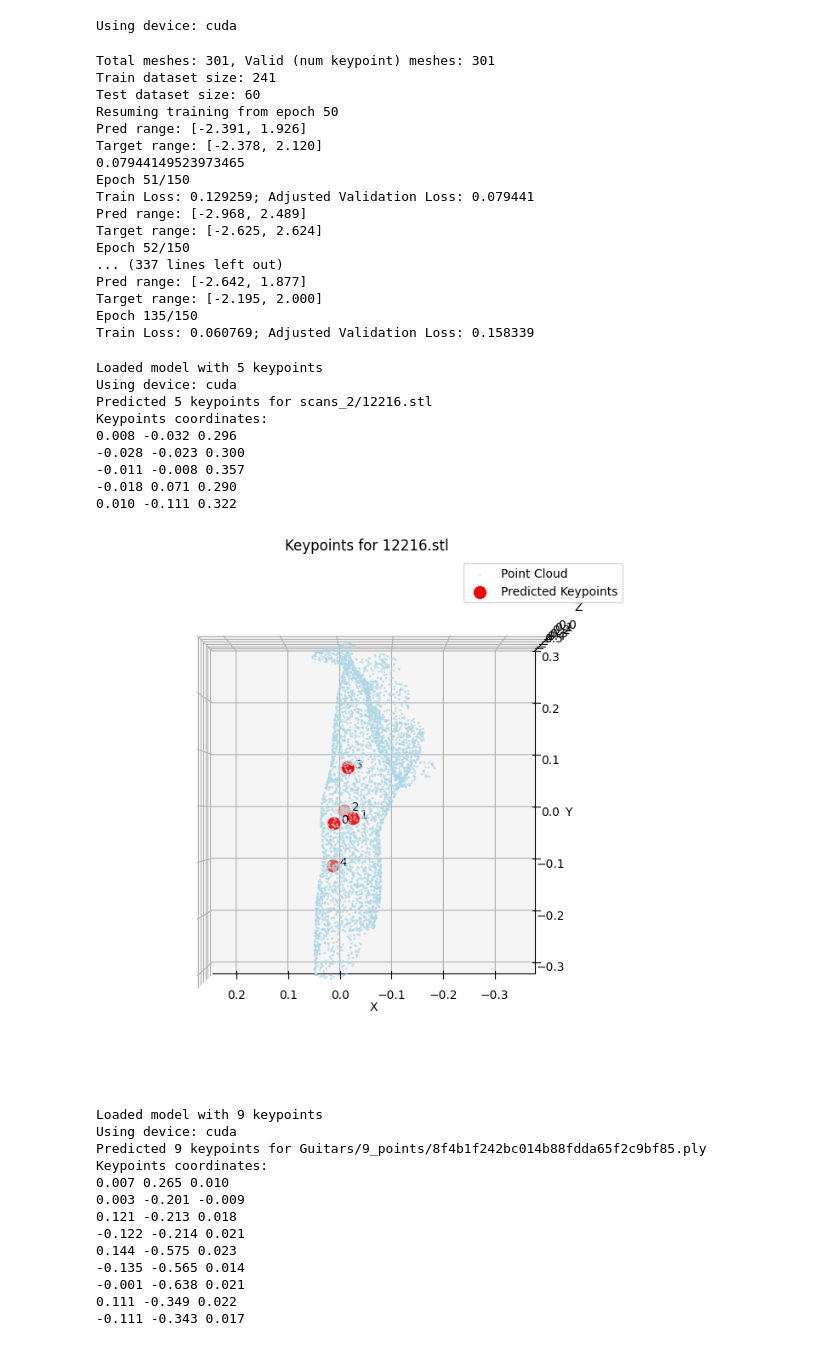
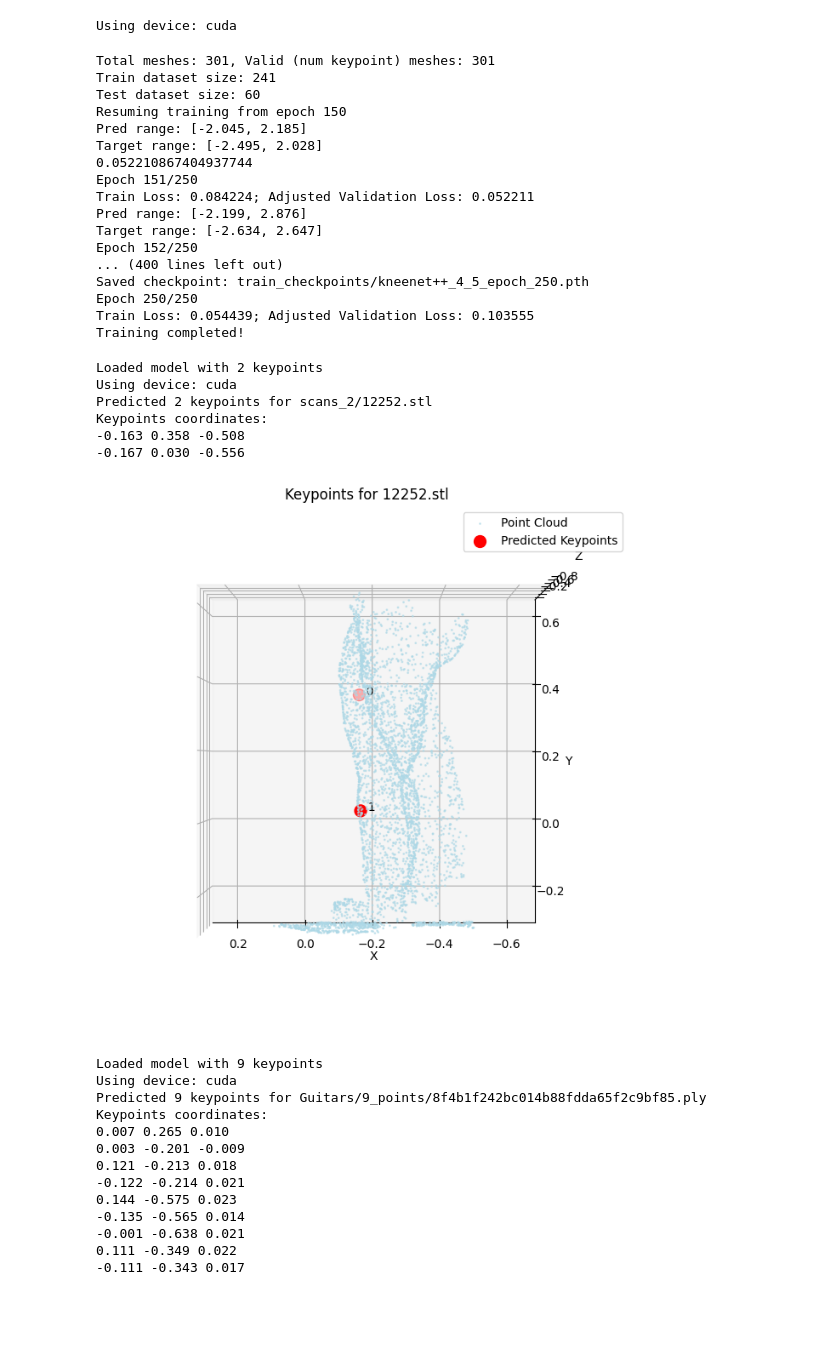
Before and after one commit to StevenZev/MLP-Mesh-Keypoint-Inference, a Jupyter notebook: load_train_short.ipynb, the cells around one changed output. Saved outputs shown, nothing was run; the diff lists cells and outputs as text; code cells hidden in the pictures; blank space fills up the shorter version.

```diff
--- a/load_train_short.ipynb
+++ b/load_train_short.ipynb
@@ -84,9 +84,9 @@ class ShapeNetKeypointDataset(Dataset):
 
         return torch.from_numpy(points).float(), torch.from_numpy(keypoints).float()
 # %%
-NUM_POINTS = 4096 # Minimum 512 for input, ~1000 for neighborhood density; 2^14 = 16384
+NUM_POINTS = 8192 # Minimum 512 for input, ~1000 for neighborhood density; 2^14 = 16384
 NUM_KEYPOINTS = 2 # 2 meshes have 5 keypoints idk why
-BATCH_SIZE = 128 # Bigger is better (always)
+BATCH_SIZE = 64 # Bigger is better (always)
 # %%
 # Training Loop
 
@@ -118,7 +118,9 @@ val_losses = []
 
 #model = PointNetKeypointRegressor(NUM_KEYPOINTS).to(device)
 model = get_model(num_keypoints=NUM_KEYPOINTS, normal_channel=False).to(device)
-optimizer = torch.optim.Adam(model.parameters(), lr=1e-3)
+optimizer = torch.optim.AdamW(model.parameters(), lr=1e-3, weight_decay = 1e-4)
+scheduler = torch.optim.lr_scheduler.ReduceLROnPlateau(optimizer, mode='min', factor=0.5, patience=5, verbose=True)
+
 
 start_epoch = 0
 avg_val_loss = 1 # Dummy value
@@ -127,7 +129,7 @@ if True: # For resuming.
     os.makedirs("train_checkpoints", exist_ok=True)
 
     #resume_checkpoint_path = "saved_models/guitarnet_final.pth"
-    resume_checkpoint_path = "train_checkpoints/kneenet++_4_5_epoch_50.pth"
+    resume_checkpoint_path = "train_checkpoints/kneenet++_4_5_epoch_150.pth"
     if os.path.exists(resume_checkpoint_path):
         checkpoint = torch.load(resume_checkpoint_path)
         model.load_state_dict(checkpoint['model_state_dict'])
@@ -193,6 +195,8 @@ for epoch in range(total_epoch):
     new_avg_val_loss = total_val_loss/len(val_loader)
     val_losses.append(new_avg_val_loss)
 
+    scheduler.step(avg_val_loss)
+
     if False:
         if (epoch + start_epoch + 1) % 5 == 0:
                 for param_group in optimizer.param_groups:
@@ -234,20 +238,20 @@ print("Training completed!")
 Total meshes: 301, Valid (num keypoint) meshes: 301
 Train dataset size: 241
 Test dataset size: 60
-Resuming training from epoch 50
-Pred range: [-2.391, 1.926]
-Target range: [-2.378, 2.120]
-0.07944149523973465
-Epoch 51/150
-Train Loss: 0.129259; Adjusted Validation Loss: 0.079441
-Pred range: [-2.968, 2.489]
-Target range: [-2.625, 2.624]
-Epoch 52/150
-... (337 lines left out)
-Pred range: [-2.642, 1.877]
-Target range: [-2.195, 2.000]
-Epoch 135/150
-Train Loss: 0.060769; Adjusted Validation Loss: 0.158339
+Resuming training from epoch 150
+Pred range: [-2.045, 2.185]
+Target range: [-2.495, 2.028]
+0.052210867404937744
+Epoch 151/250
+Train Loss: 0.084224; Adjusted Validation Loss: 0.052211
+Pred range: [-2.199, 2.876]
+Target range: [-2.634, 2.647]
+Epoch 152/250
+... (400 lines left out)
+Saved checkpoint: train_checkpoints/kneenet++_4_5_epoch_250.pth
+Epoch 250/250
+Train Loss: 0.054439; Adjusted Validation Loss: 0.103555
+Training completed!
 # %%
 torch.save({
     'model_state_dict': model.state_dict(),
@@ -519,18 +523,15 @@ def predict_points(model_path, input_ply, save = False):
     else:
         print(f"Failed to process {mesh_path}")
 # %%
-predict_points("saved_models/kneenet++_lin_1_final.pth", "scans_2/12216.stl")
+predict_points("saved_models/kneenet++_4_5_final_2.pth", "scans_2/12252.stl")
 # %% [output]
-Loaded model with 5 keypoints
+Loaded model with 2 keypoints
 Using device: cuda
-Predicted 5 keypoints for scans_2/12216.stl
+Predicted 2 keypoints for scans_2/12252.stl
 Keypoints coordinates:
-0.008 -0.032 0.296
--0.028 -0.023 0.300
--0.011 -0.008 0.357
--0.018 0.071 0.290
-0.010 -0.111 0.322
+-0.163 0.358 -0.508
+-0.167 0.030 -0.556
-[figure, old version]
+[figure, new version]
 # %%
 predict_points("saved_models/guitarnet++_lin_4_final.pth", "Guitars/9_points/8f4b1f242bc014b88fdda65f2c9bf85.ply")
 # %% [output]
```
Also changed, not shown: parts of 1 cell of this notebook, 16 other files.
